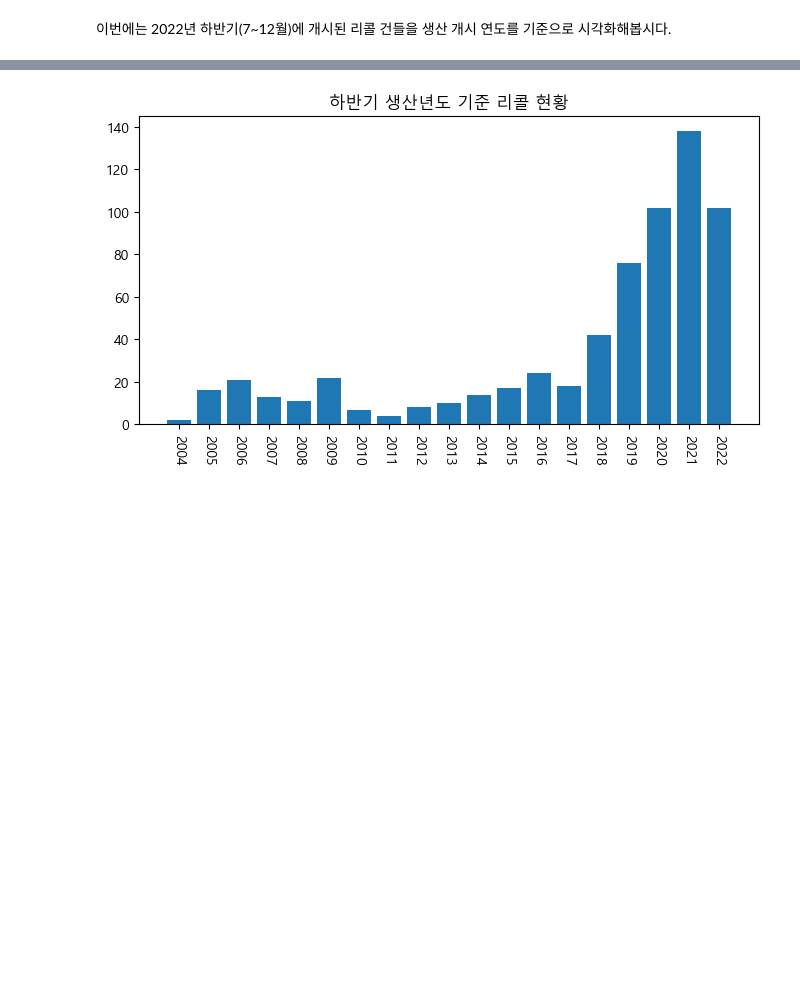
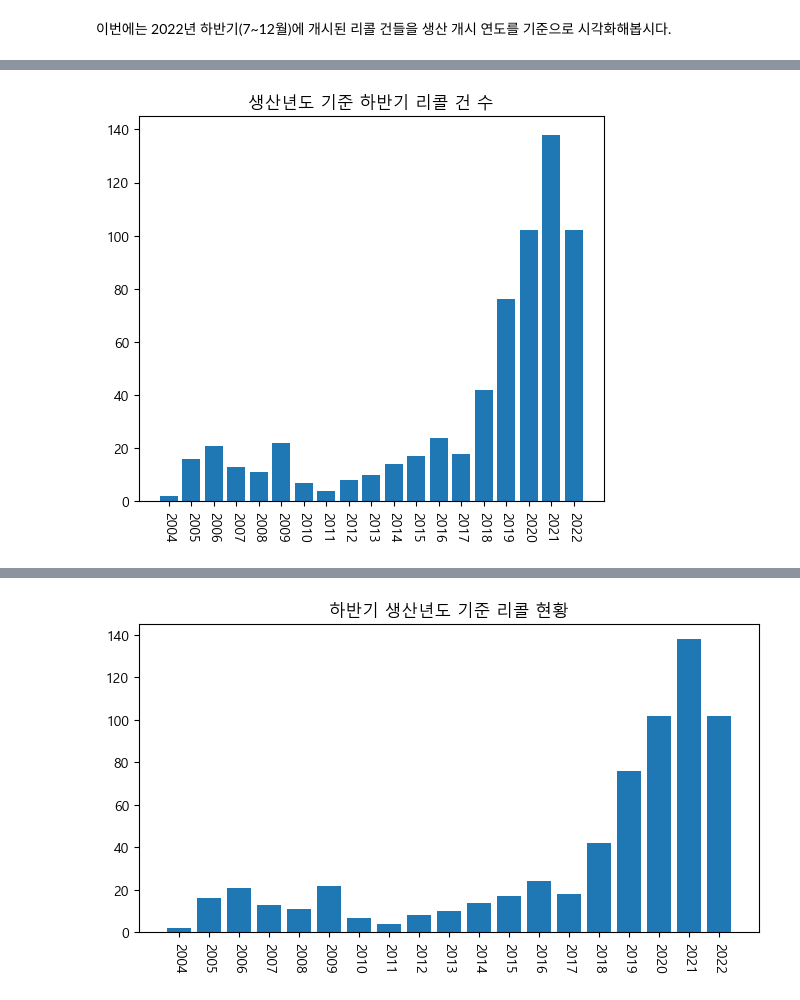
Before and after one commit to jeonggram23/data_study, a Jupyter notebook: 0.데이터분석복습/1.자동차리콜데이터분석/1.자동차리콜데이터분석_matplotlib_2022 v.0.ipynb, the cells around one changed output, grey strips where cells are left out. Saved outputs shown, nothing was run; the diff lists cells and outputs as text; code cells hidden in the pictures; blank space fills up the shorter version.

```diff
--- a/0.데이터분석복습/1.자동차리콜데이터분석/1.자동차리콜데이터분석_matplotlib_2022 v.0.ipynb
+++ b/0.데이터분석복습/1.자동차리콜데이터분석/1.자동차리콜데이터분석_matplotlib_2022 v.0.ipynb
@@ -572,6 +596,19 @@ df.head(3)
 | 0 | 혼다코리아(주) | CBR1000RR-R | 제작 공정 중 라디에이터 캡의 제조 불량으로 라디에이터 캡과... | 2021 | 4 | 29 | 5 | 12 | 2021 | 2022 | 1 | ... |
 | 1 | 폭스바겐그룹코리아 주식회사 | Polo 5 FL 1.4 TDI BMT | 특정 기간 내에 특정 공급 업체(이드낙)의 생산 공정 불량으... | 2014 | 11 | 17 | 11 | 25 | 2014 | 2022 | 1 | ... |
 | 2 | 폭스바겐그룹코리아 주식회사 | Jetta 6 FL 2.0 TDI 110PS | 특정 기간 내에 특정 공급 업체(이드낙)의 생산 공정 불량으... | 2014 | 11 | 5 | 2 | 26 | 2015 | 2022 | 1 | ... |
+# %%
+after=df['리콜_월']>6
+tmp = df[after].groupby('생산_년').size().sort_values(ascending=False).to_frame('ac')
+x = tmp.index
+y = tmp['ac']
+
+plt.figure(figsize=(6, 5))
+plt.bar(x=x, height=y)
+plt.xticks(rotation=270, ticks=tmp.index)
+plt.title('생산년도 기준 하반기 리콜 건 수')
+plt.show()
+# %% [output]
+[figure, added]
 # %%
 df2 = df[df['리콜_월']>6]
 df2.head(2)
```
Also changed, not shown: parts of 11 cells of this notebook.
